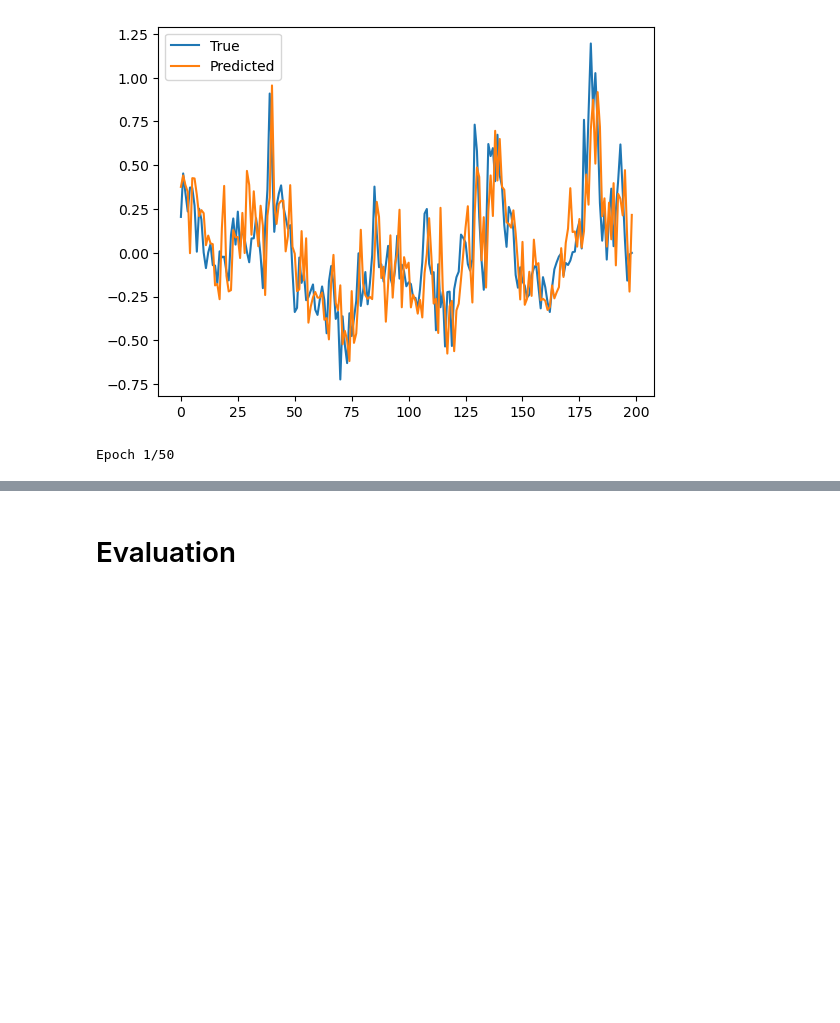
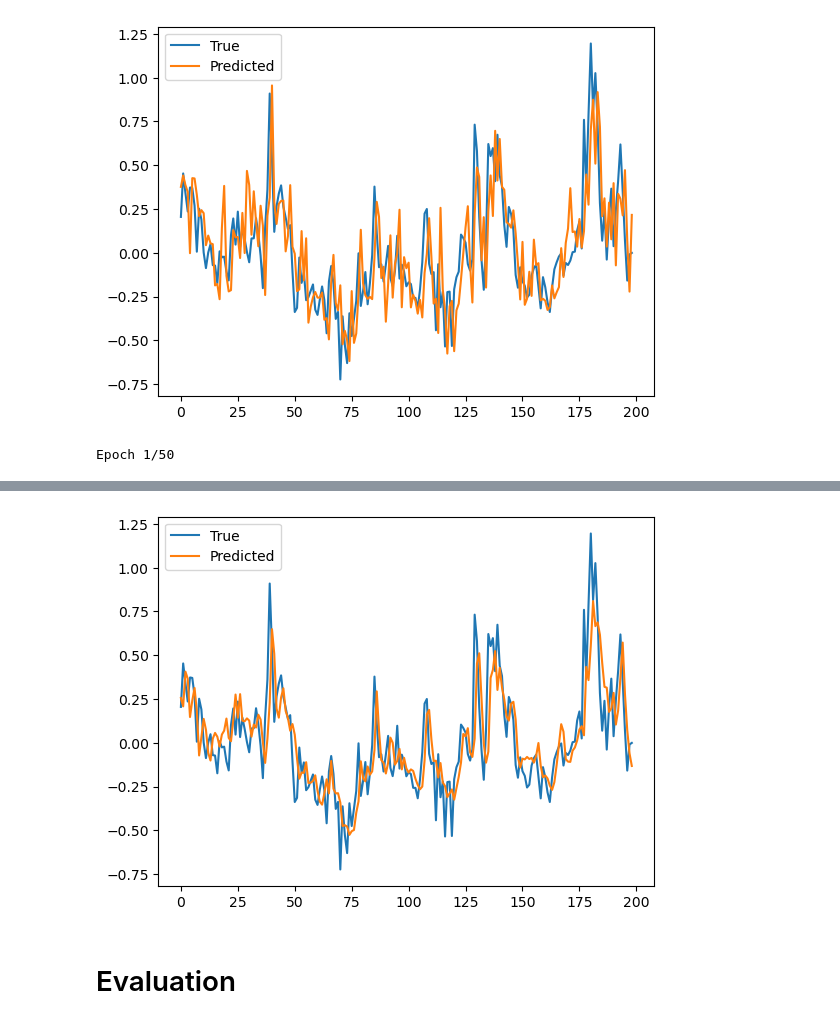
Before and after one commit to Ahmed-haji/ThesisProject, a Jupyter notebook: Jupyterlab/MODELS.ipynb, the cells around one changed output, grey strips where cells are left out. Drawn from its saved outputs; the diff is of its cells as text; code cells hidden in the pictures; blank space fills up the shorter version.

```diff
--- a/Jupyterlab/MODELS.ipynb
+++ b/Jupyterlab/MODELS.ipynb
@@ -123,5 +123,6 @@ y_pred = model.predict(X_test_tensor)
 y_test_tensor = np.array(y_test_tensor)  # Ensure y_test is a numpy array for consistency
 
 DataProcess.evaluate_regression_metrics(y_test_tensor, y_pred)
+DataProcess.plot(y_test_tensor, y_pred)
 # %% [output]
 Epoch 1/50
@@ -145,3 +146,4 @@ R2: 0.5881333081547504
+[figure, added]
 # %% [markdown]
 # Evaluation
 # %% [markdown]
```
Also changed, not shown: parts of 1 cell of this notebook.
